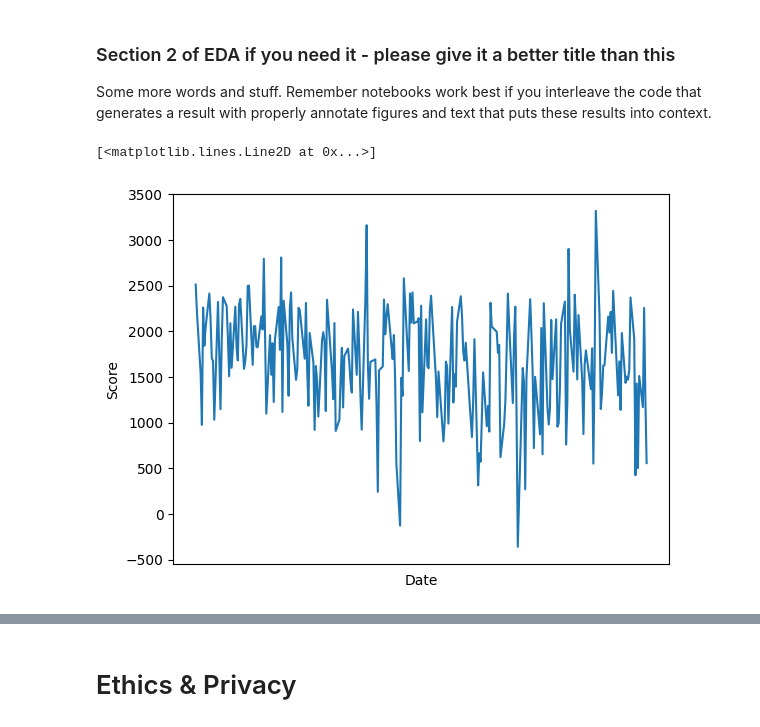
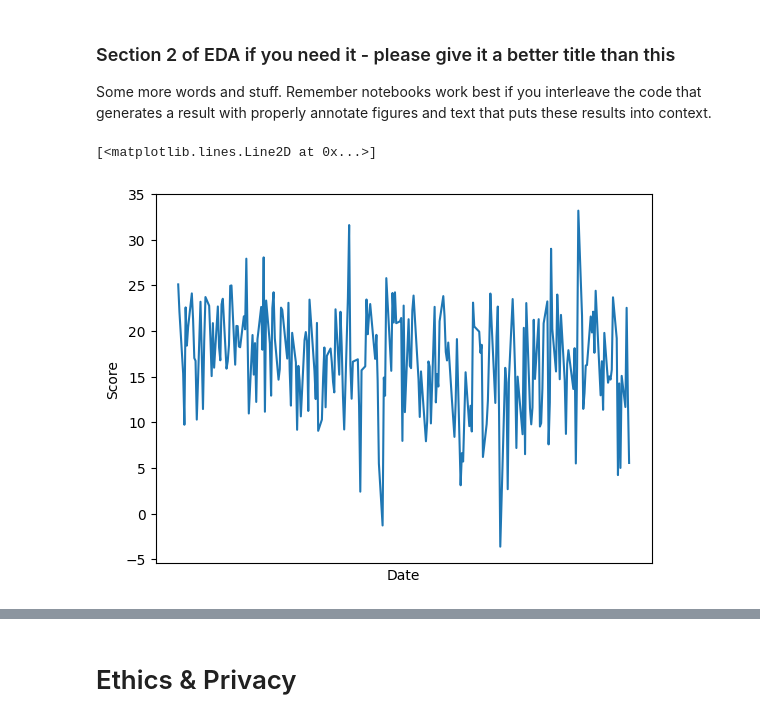
Before and after one commit to theTY2002/COGS-108-Final-Project, a Jupyter notebook: EDACheckpoint_Group116_FA23.ipynb, the cells around one changed output, grey strips where cells are left out. Cells and saved outputs as stored; diff of their text form; code cells hidden in the pictures.

Commit message:
Added graphs

```diff
--- a/EDACheckpoint_Group116_FA23.ipynb
+++ b/EDACheckpoint_Group116_FA23.ipynb
@@ -548,5 +546,6 @@ Some more words and stuff.  Remember notebooks work best if you interleave the c
 # %%
 ## YOUR CODE HERE
 tweet_tesla = pd.merge(tweet_tesla, tesla, on='Date', how='inner')
+tweet_tesla = pd.merge(tweet_tesla, tesla_tweets, on='Date', how='inner')
 tweet_tesla
 # %% [output]
@@ -584,5 +583,5 @@ tweet_tesla
 # %%
-tweet_tesla['sentimental score'] = tweet_tesla['sentimental score']*100
+tweet_tesla['sentimental score'] = tweet_tesla['sentimental score']
 tweet_tesla = tweet_tesla.drop_duplicates(subset='Date', keep='first')
 tweet_tesla
 # %% [output]
@@ -605,13 +604,12 @@ tweet_tesla
 Some more words and stuff.  Remember notebooks work best if you interleave the code that generates a result with properly annotate figures and text that puts these results into context.
 # %%
 f1 = plt.gcf()
-# YOUR CODE HERE
 x = tweet_tesla['Date']
 y = tweet_tesla['sentimental score']
 plt.xlabel('Date')
 plt.ylabel('Score')
 plt.xticks(np.arange(0,75,step = 5))
-plt.plot(x.values,y.values,label='Sentimental Score per day')
+plt.plot(x,y.values,label='Sentimental Score overtime')
 # %% [output]
 [<matplotlib.lines.Line2D at 0x...>]
-[figure, old version]
+[figure, new version]
```
Also changed, not shown: parts of 13 cells of this notebook.
